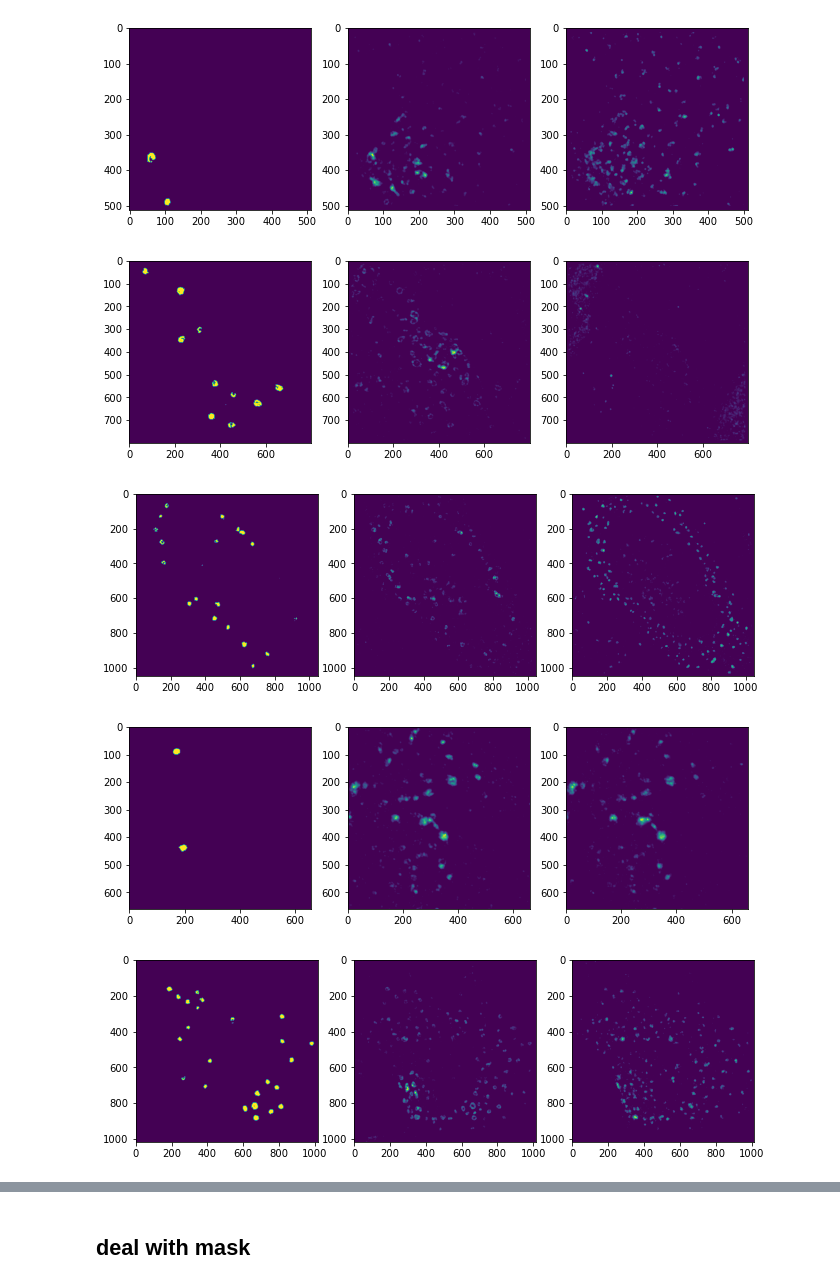
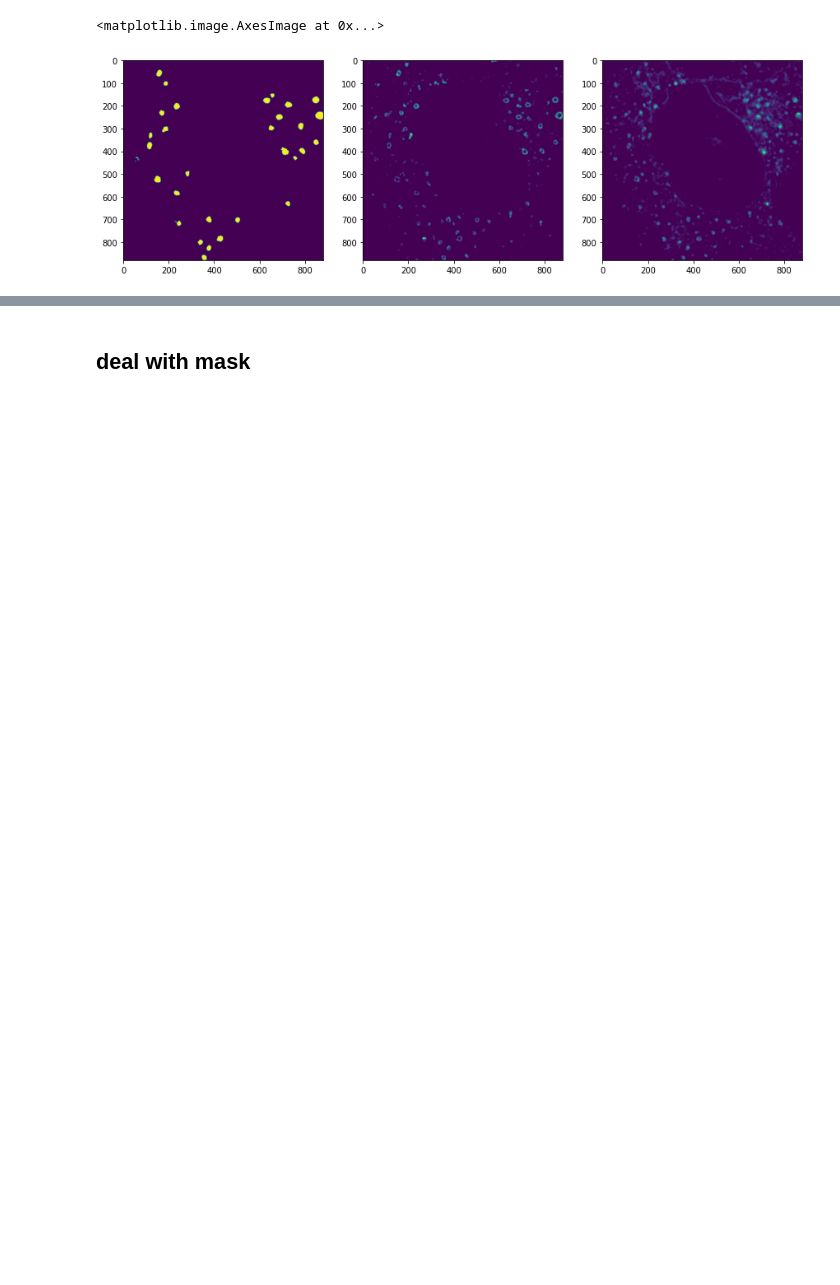
Before and after one commit to JiaaZe/Enface-giantin-project, a Jupyter notebook: jupyter_src/evaluate.ipynb, the cells around one changed output, grey strips where cells are left out. Drawn from its saved outputs; the diff is of its cells as text; code cells hidden in the pictures; blank space fills up the shorter version.

Commit message:
jupyter update.

```diff
--- a/jupyter_src/evaluate.ipynb
+++ b/jupyter_src/evaluate.ipynb
@@ -13,7 +19,7 @@ import matplotlib.pyplot as plt
 import tifffile
 import os
 # %%
-eval_folder_list = ["../jupyter_data/eval/c1", "../jupyter_data/eval/c2", "../jupyter_data/eval/c3"]
+eval_folder_list = ["../jupyter_data/eval_enface_roi_adjust/c1", "../jupyter_data/eval_enface_roi_adjust/c2", "../jupyter_data/eval_enface_roi_adjust/c3"]
 # %%
 from read_roi import read_roi_zip
 
@@ -60,0 +68,16 @@ Got 15 golgi images.
+# %%
+# read newest data
+path = "Z:/Divyanshu/Jin Chun/enface averaging/bcop"
+eval_data_list = []
+eval_tifpath_list = []
+for file_name in os.listdir(path):
+    golgi_dict = {}
+    tif_path = os.path.join(path, file_name)
+    golgi_image = tifffile.imread(tif_path)
+    eval_tifpath_list.append(tif_path)
+    golgi_dict['golgi_image'] = golgi_image
+    golgi_dict['giantin_channel'] = 0
+
+    eval_data_list.append(golgi_dict)
+
+print("Got {} golgi images.".format(len(eval_data_list)))
@@ -144,4 +166,4 @@ from jupyter_src.functions import pred_to_mask, unpadding_image
 pred_mask, pred_mask_patches = pred_to_mask(pred, num_patches_perimage)
 unpad_mask_list = unpadding_image(pred_mask, giantin_tif_list)
 # %%
-threshold = 0.5
+threshold = 0.2
@@ -148,24 +275,14 @@ threshold = 0.5
 # %%
-# show mask, raw giantin and normalzed giantin
-import tensorflow as tf
-
-for k in range(len(pred_mask) - 1):
-    golgi = tf.keras.utils.normalize(golgi_image_list[k], axis=1)
-    plt.figure(figsize=(15, 15))
-    plt.subplot(141)
-    plt.imshow(np.array(unpad_mask_list[k] > threshold, dtype=np.bool_))
-    plt.subplot(142)
-    plt.imshow(golgi_image_list[k][0])
-    plt.subplot(143)
-    plt.imshow(golgi_image_list[k][1])
-    if golgi.shape[2] == 3:
-        plt.subplot(144)
-        plt.imshow(golgi_image_list[k][2])
-
-    plt.show()
+k = 4
+# print(eval_tifpath_list[k])
+golgi = tf.keras.utils.normalize(golgi_image_list[k], axis=1)
+plt.figure(figsize=(20, 5))
+plt.subplot(141)
+plt.imshow(np.array(unpad_mask_list[k] > threshold, dtype=np.bool_))
+plt.subplot(142)
+plt.imshow(golgi_image_list[k][0])
+plt.subplot(143)
+plt.imshow(golgi_image_list[k][1])
 # %% [output]
+<matplotlib.image.AxesImage at 0x...>
-[figure, old version]
+[figure, new version]
-[figure, removed]
-[figure, removed]
-[figure, removed]
-[figure, removed]
```
Also changed, not shown: parts of 52 cells of this notebook, 1 other file.
